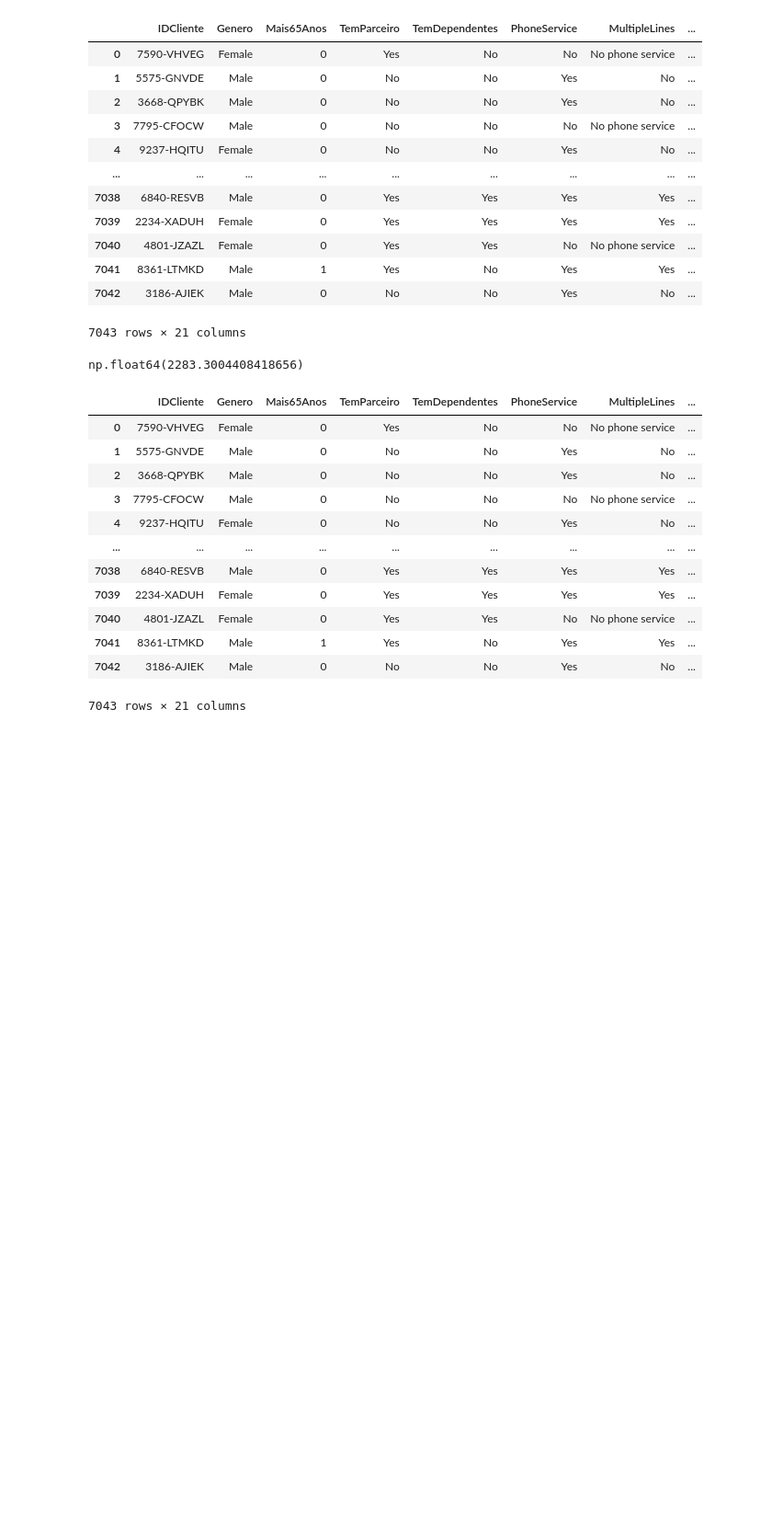
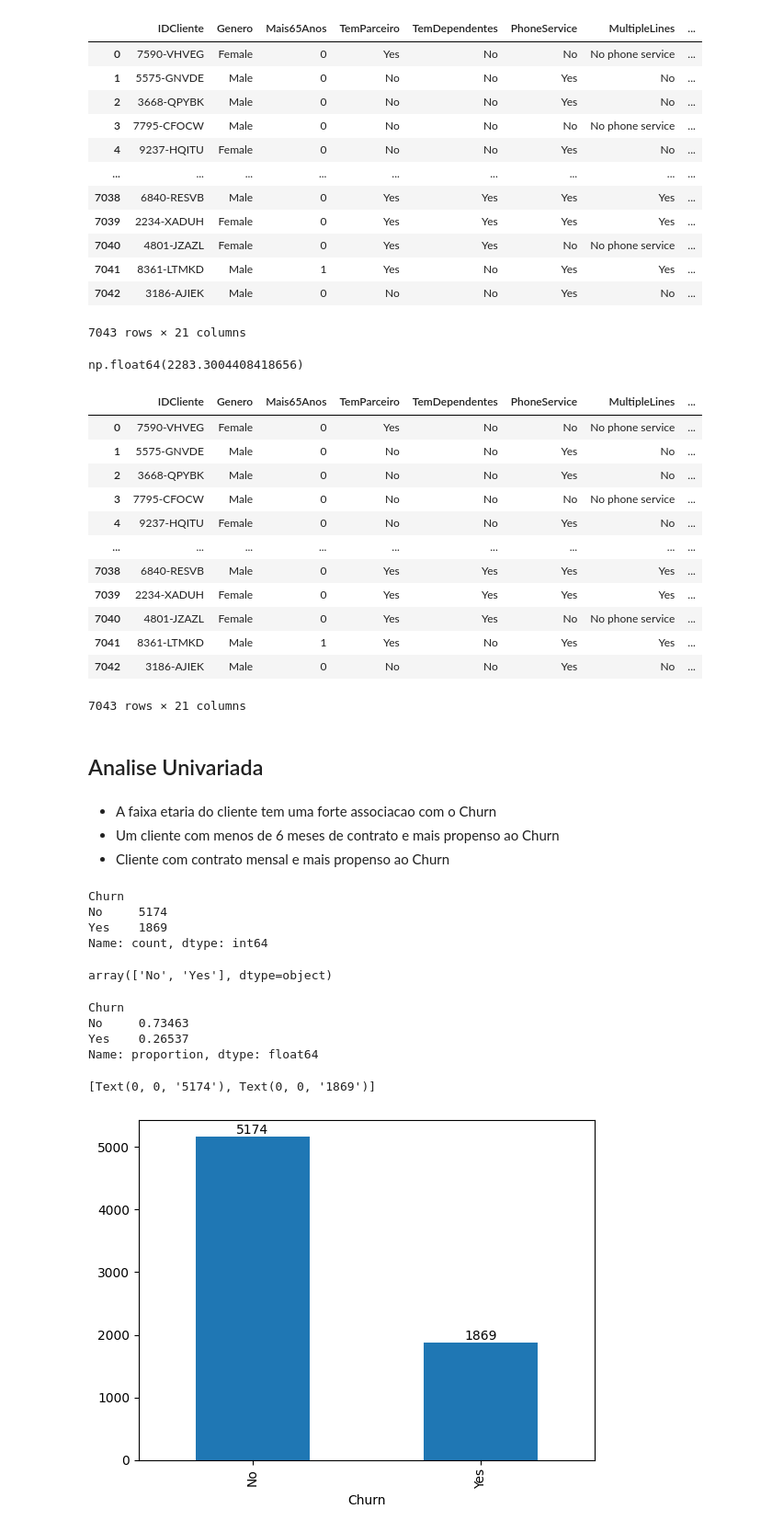
Before and after one commit to marciocamello/ml-eda, a Jupyter notebook: eda_churn.ipynb, the cells around one changed output. Shown at 92% size. Saved outputs shown, nothing was run; the diff lists cells and outputs as text; code cells hidden in the pictures; blank space fills up the shorter version.

```diff
--- a/eda_churn.ipynb
+++ b/eda_churn.ipynb
@@ -602,3 +602,38 @@ df_churn.fillna(value={'TotalCharges': media_TotalCharges})
 | 7041 | 8361-LTMKD | Male | 1 | Yes | No | Yes | Yes | ... |
 | 7042 | 3186-AJIEK | Male | 0 | No | No | Yes | No | ... |
 7043 rows × 21 columns
+# %% [markdown]
+## Analise Univariada
+# %% [markdown]
+- A faixa etaria do cliente tem uma forte associacao com o Churn
+- Um cliente com menos de 6 meses de contrato e mais propenso ao Churn
+- Cliente com contrato mensal e mais propenso ao Churn
+# %%
+# Contar clients usando a variavel Churn como referencia
+df_churn.Churn.value_counts()
+# %% [output]
+Churn
+No     5174
+Yes    1869
+Name: count, dtype: int64
+# %%
+# Como identificar valores possivels (unicos) numa variavel do DataFrame
+df_churn.Churn.unique()
+# %% [output]
+array(['No', 'Yes'], dtype=object)
+# %%
+# Como e a distribuicao de Clientes (percentual) que abandonaram ou continuam ativos
+df_churn.Churn.value_counts(normalize=True)
+# %% [output]
+Churn
+No     0.73463
+Yes    0.26537
+Name: proportion, dtype: float64
+# %%
+# Plot distribuicao do Churn (Quantidade)
+ax = df_churn.Churn.value_counts().plot.bar()
+
+ax.bar_label(ax.containers[0])
+# %% [output]
+[Text(0, 0, '5174'), Text(0, 0, '1869')]
+[figure, added]
```
Also changed, not shown: parts of 4 cells of this notebook.
